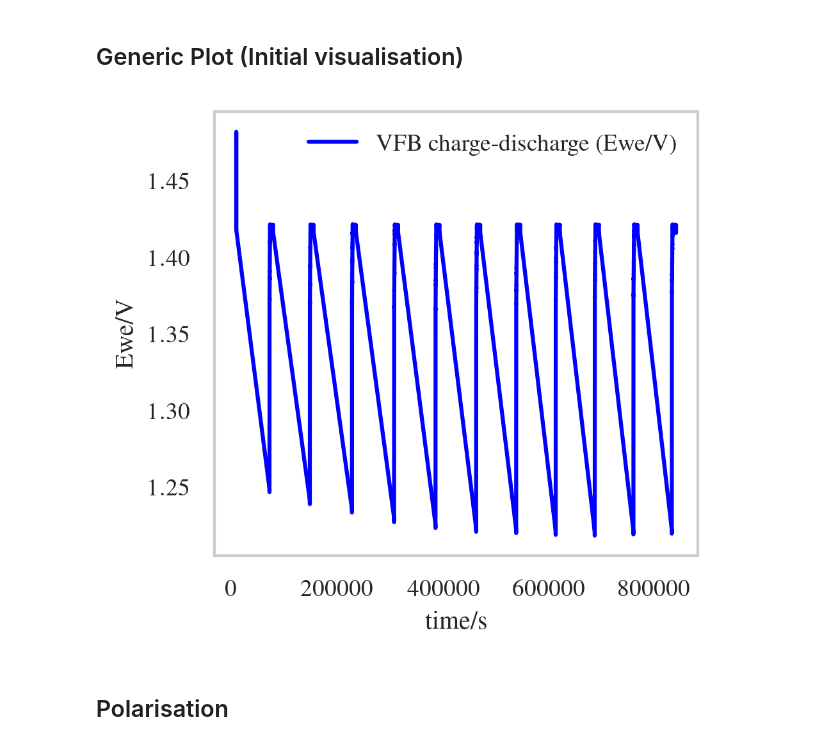
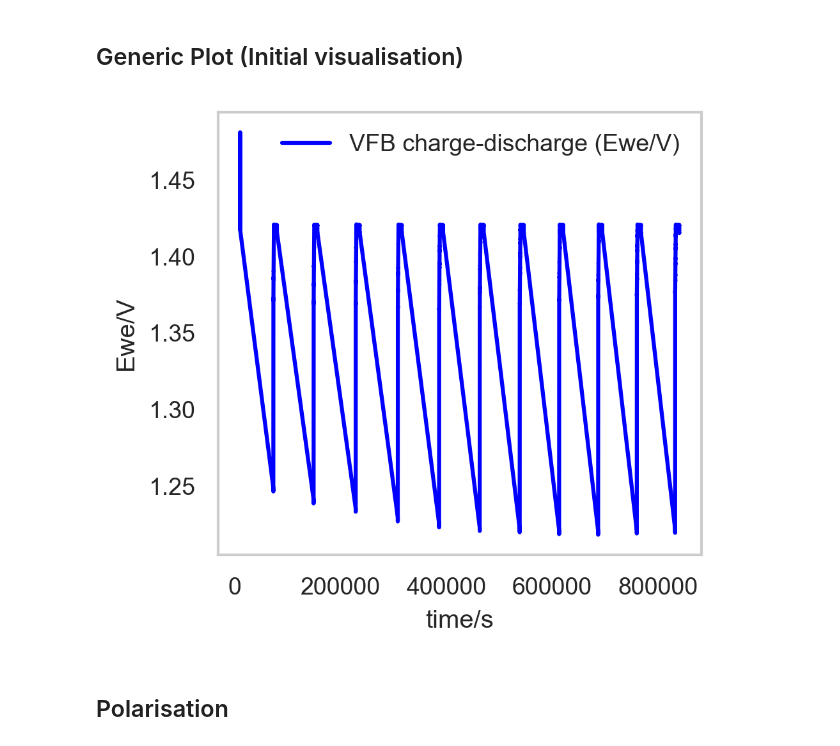
Before and after one commit to ESaundersNano/redoxED, a Jupyter notebook: notebooks/003_test_plotting_dc.ipynb, the cells around one changed output. Drawn from its saved outputs; the diff is of its cells as text; code cells hidden in the pictures.

```diff
--- a/notebooks/003_test_plotting_dc.ipynb
+++ b/notebooks/003_test_plotting_dc.ipynb
@@ -2,28 +2,28 @@
 ## Generic Plot (Initial visualisation)
 # %%
 import numpy as np
+import pandas as pd
 
 from redoxed.data_loading.data_loaders import LoaderFactory, BiologicLoader
-from redoxed.plots import GenericPlot
+from redoxed.plots import GenericPlot, EfficiencyPlot
 from redoxed import config
-config.set_latex_mode(True)
-
-
-fpath=r"C:\Users\es758\Downloads\1_VFB_22rpm_06_GCPL_C04.mpr"
-# fpath=r"C:\Users\es758\OneDrive - University of Cambridge\PhD\Results\Electrochemistry\Full Cell 3\2025.08.29 FB2_VFB\1_VFB_22rpm_06_GCPL_C04.mpr"
-fpath=r"C:\Users\es758\OneDrive - University of Cambridge\PhD\Results\Electrochemistry\Full Cell 3\2025.08.29 FB2_VFB\1_VFB_22rpm_03_GCPL_C04.mpr"
-loader = LoaderFactory.get_loader(fpath)
-data = loader.load_data(fpath=fpath)
-
-#data.df.iloc[10:20]
-
-GenericPlot_object = GenericPlot(x_col="time/s", y_col="Ewe/V", y2_col="control/V/mA")
-GenericPlot_object = GenericPlot(x_col="time/s", y_col="Ewe/V")
-GenericPlot_object.add_plot(data, linestyle = "-", marker = "", color1 = 'blue', color2='red', label = "VFB charge-discharge")
-GenericPlot_object.ax.legend()
-display(GenericPlot_object.fig)
+config.set_latex_mode(False)
-# %% [output]
-[figure, removed]
+# %%
+fpath=r"C:\Users\es758\Downloads\1_VFB_22rpm_06_GCPL_C04.mpr"
+# fpath=r"C:\Users\es758\OneDrive - University of Cambridge\PhD\Results\Electrochemistry\Full Cell 3\2025.08.29 FB2_VFB\1_VFB_22rpm_06_GCPL_C04.mpr"
+fpath=r"C:\Users\es758\OneDrive - University of Cambridge\PhD\Results\Electrochemistry\Full Cell 3\2025.08.29 FB2_VFB\1_VFB_22rpm_03_GCPL_C04.mpr"
+loader = LoaderFactory.get_loader(fpath)
+data = loader.load_data(fpath=fpath)
+
+#data.df.iloc[10:20]
+
+GenericPlot_object = GenericPlot(x_col="time/s", y_col="Ewe/V", y2_col="control/V/mA")
+GenericPlot_object = GenericPlot(x_col="time/s", y_col="Ewe/V")
+GenericPlot_object.add_plot(data.df, linestyle = "-", marker = "", color1 = 'blue', color2='red', label = "VFB charge-discharge")
+GenericPlot_object.ax.legend()
+display(GenericPlot_object.fig)
+# %% [output]
+[figure, added]
 # %% [markdown]
 ## Polarisation
 # %%
```
Also changed, not shown: parts of 4 cells of this notebook, 8 other files.
